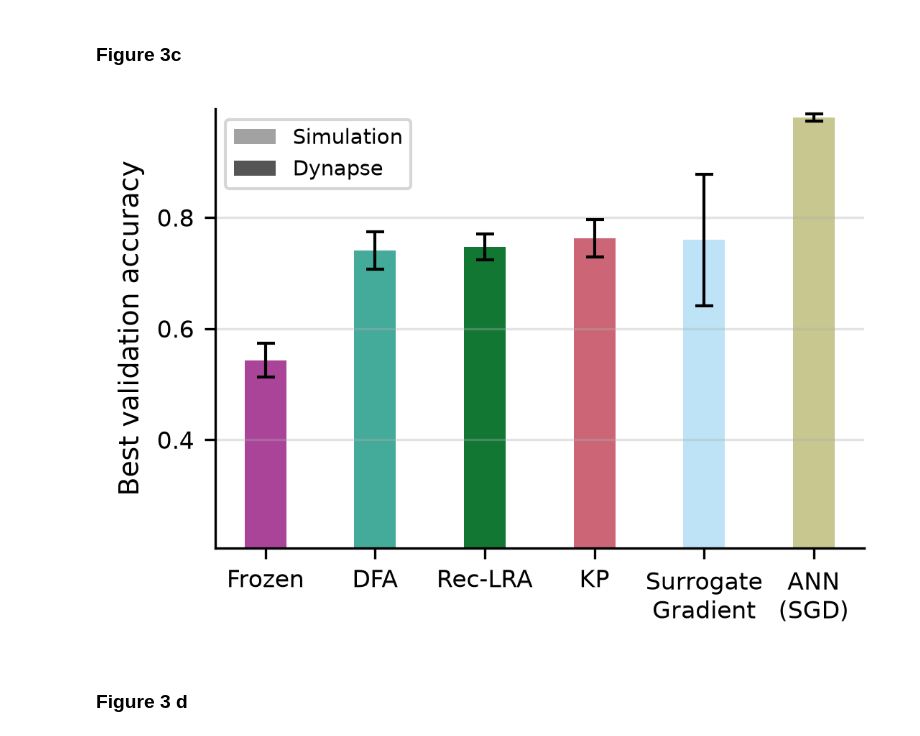
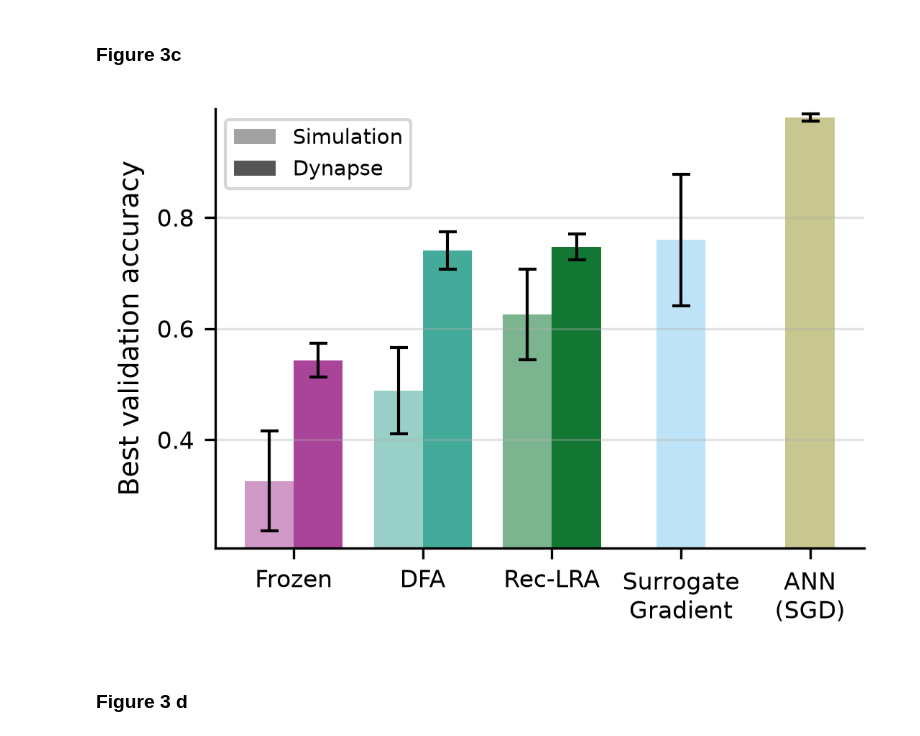
Before and after one commit to jonahaag/spiking_feedback_control_paper_figures, a Jupyter notebook: scripts/create_figures.ipynb, the cells around one changed output. Drawn from its saved outputs; the diff is of its cells as text; code cells hidden in the pictures.

```diff
--- a/scripts/create_figures.ipynb
+++ b/scripts/create_figures.ipynb
@@ -90,34 +90,31 @@ ax.figure.savefig('../figures/fig3b.png', bbox_inches='tight')
 # %%
 sim_mnist1d_files = [
     '../data/simulation/mnist1d_accuracy_sfc.csv',
     '../data/simulation/mnist1d_accuracy_surrogategrad_crossentropy.csv',
     '../data/simulation/mnist1d_accuracy_backprop_crossentropy.csv'
 ]
 sim_mnist1d_dfs = [pd.read_csv(f, sep=';') for f in sim_mnist1d_files]
 sim_mnist1d_df = pd.concat(sim_mnist1d_dfs, ignore_index=True)
 
 # TODO: update sims with test accuracy
 if 'test accuracy (Max)' not in sim_mnist1d_df.columns:
     sim_mnist1d_df['test accuracy (Max)'] = None
 sim_mnist1d_df['test accuracy (Max)'] = sim_mnist1d_df['test accuracy (Max)'].fillna(
     sim_mnist1d_df.get('eval accuracy')
 ).fillna(
     sim_mnist1d_df.get('test accuracy (max)')
 )
 
-# Sorted frozen -> DFA -> Rec-LRA -> KP, then the simulation-only baselines.
-# Simulation bars are hidden for the on-chip regimes (Dynapse-only), KP has no simulation run.
+# Sorted frozen -> DFA -> Rec-LRA (simulation + Dynapse), then the simulation-only baselines.
 fig = pu.plot_sim_vs_dynapse_bars(
     dyn_mnist1d_df, sim_mnist1d_df, y_min=0.205, y_max=0.995,
-    group_order=['frozen-hidden', 'fixed-feedback', 'locally-learnt', 'kp',
-                 'surrogate gradient', 'backprop'],
-    hide_sim_for=['frozen-hidden', 'fixed-feedback', 'locally-learnt'],
+    group_order=['frozen-hidden', 'fixed-feedback', 'locally-learnt', 'surrogate gradient', 'backprop'],
     label_overrides={'locally-learnt': 'Rec-LRA', 'fixed-feedback': 'DFA'},
 )
 fig.savefig('../figures/fig3c.pdf', bbox_inches='tight')
 fig.savefig('../figures/fig3c.png', bbox_inches='tight')
 # %% [output]
-[figure, old version]
+[figure, new version]
 # %% [markdown]
 ### Figure 3 d
 # %%
```
Also changed, not shown: parts of 3 cells of this notebook, 13 other files.
